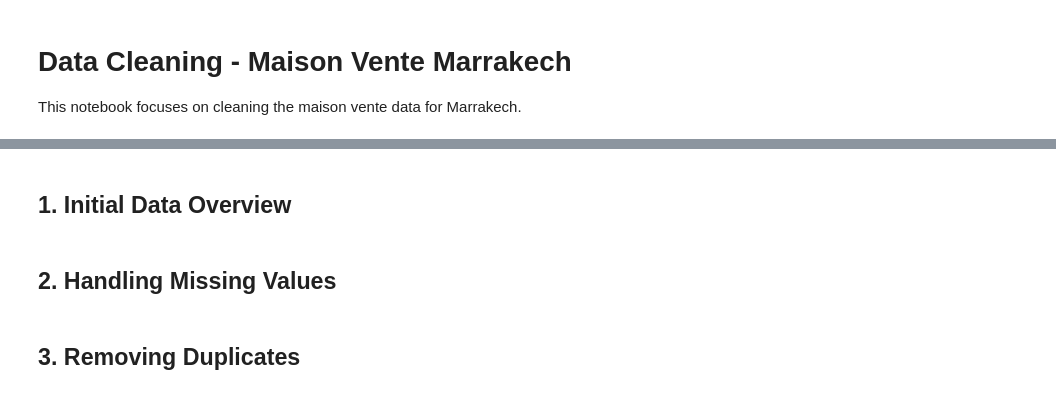
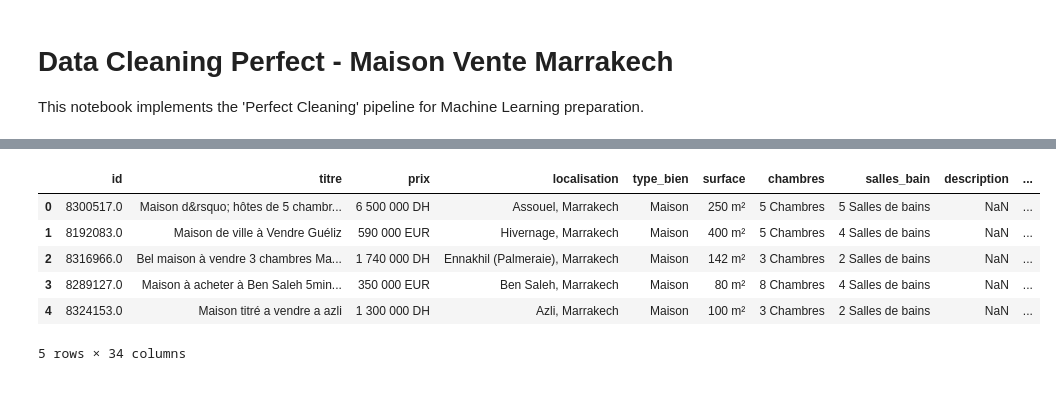
Before and after one commit to MAZIHBouchra/gateone-final, a Jupyter notebook: notebooks/ventes/maison_vente_cleaning.ipynb, the cells around one changed output, grey strips where cells are left out. Saved outputs shown, nothing was run; the diff lists cells and outputs as text; code cells hidden in the pictures.

```diff
--- a/notebooks/ventes/maison_vente_cleaning.ipynb
+++ b/notebooks/ventes/maison_vente_cleaning.ipynb
@@ -1,6 +1,6 @@
 # %% [markdown]
-# Data Cleaning - Maison Vente Marrakech
-This notebook focuses on cleaning the maison vente data for Marrakech.
+# Data Cleaning Perfect - Maison Vente Marrakech
+This notebook implements the 'Perfect Cleaning' pipeline for Machine Learning preparation.
 # %%
 import pandas as pd
 import numpy as np
@@ -9,13 +9,14 @@ import seaborn as sns
 import os
 
 # File path
-file_path = '../../data/marrakech_immo_vente_features/maison_vente.csv'
+file_path = '../../data/marrakech_immo_vente/maison_vente.csv'
 
 # Load data
 if os.path.exists(file_path):
     df = pd.read_csv(file_path)
     print(f"Successfully loaded {file_path}")
+    print(f"Initial shape: {df.shape}")
     display(df.head())
 else:
     print(f"ERROR: File not found at {file_path}")
-    print(f"Current working directory: {os.getcwd()}")
+# %% [output]
@@ -22,2 +25,7 @@ else:
+|  | id | titre | prix | localisation | type_bien | surface | chambres | salles_bain | description | ... |
+| 0 | 8300517.0 | Maison d&rsquo; hôtes de 5 chambr... | 6 500 000 DH | Assouel, Marrakech | Maison | 250 m² | 5 Chambres | 5 Salles de bains | NaN | ... |
+| 1 | 8192083.0 | Maison de ville à Vendre Guéliz | 590 000 EUR | Hivernage, Marrakech | Maison | 400 m² | 5 Chambres | 4 Salles de bains | NaN | ... |
+| 2 | 8316966.0 | Bel maison à vendre 3 chambres Ma... | 1 740 000 DH | Ennakhil (Palmeraie), Marrakech | Maison | 142 m² | 3 Chambres | 2 Salles de bains | NaN | ... |
+| 3 | 8289127.0 | Maison à acheter à Ben Saleh 5min... | 350 000 EUR | Ben Saleh, Marrakech | Maison | 80 m² | 8 Chambres | 4 Salles de bains | NaN | ... |
+| 4 | 8324153.0 | Maison titré a vendre a azli | 1 300 000 DH | Azli, Marrakech | Maison | 100 m² | 3 Chambres | 2 Salles de bains | NaN | ... |
+5 rows × 34 columns
-# %% [markdown]
-## 1. Initial Data Overview
@@ -30,2 +31,0 @@ else:
-# %% [markdown]
-## 2. Handling Missing Values
@@ -88,2 +31,0 @@ if 'df' in locals():
-# %% [markdown]
-## 3. Removing Duplicates
```
Also changed, not shown: parts of 22 cells of this notebook.
